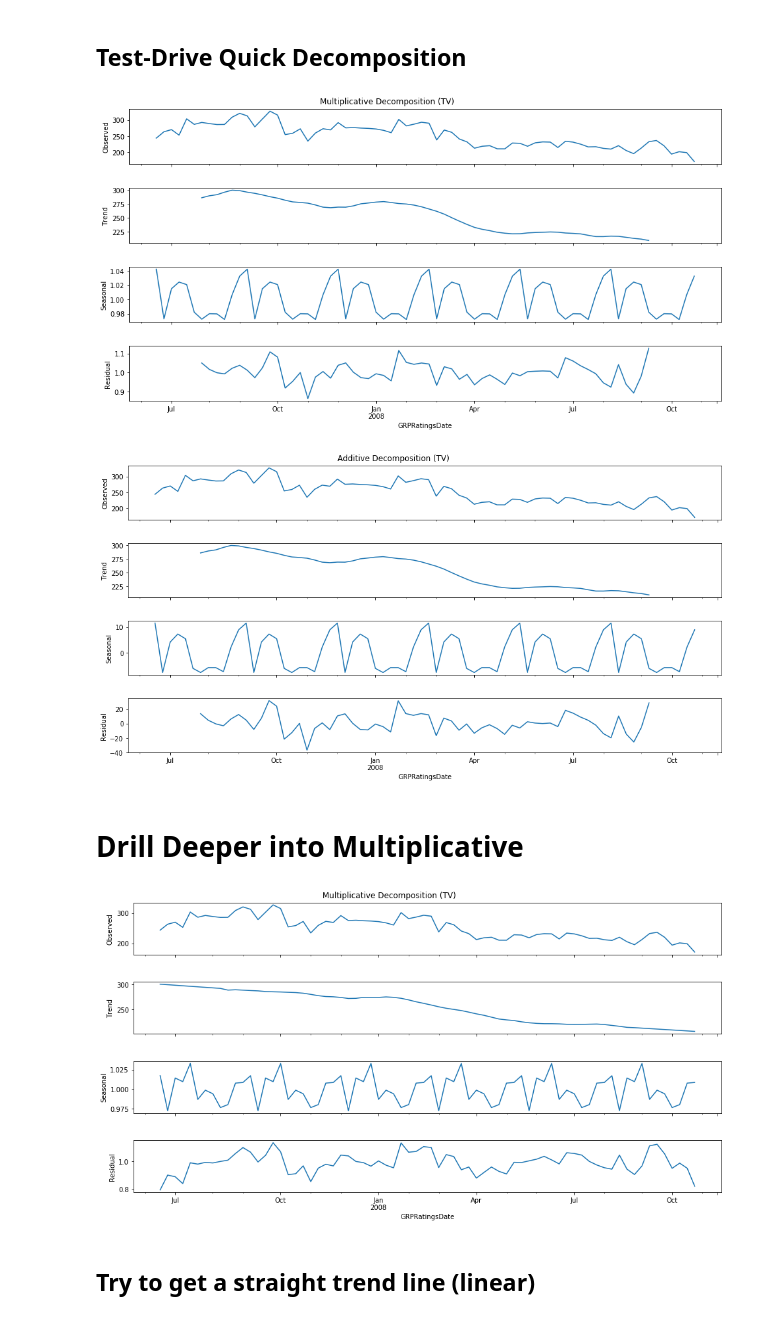
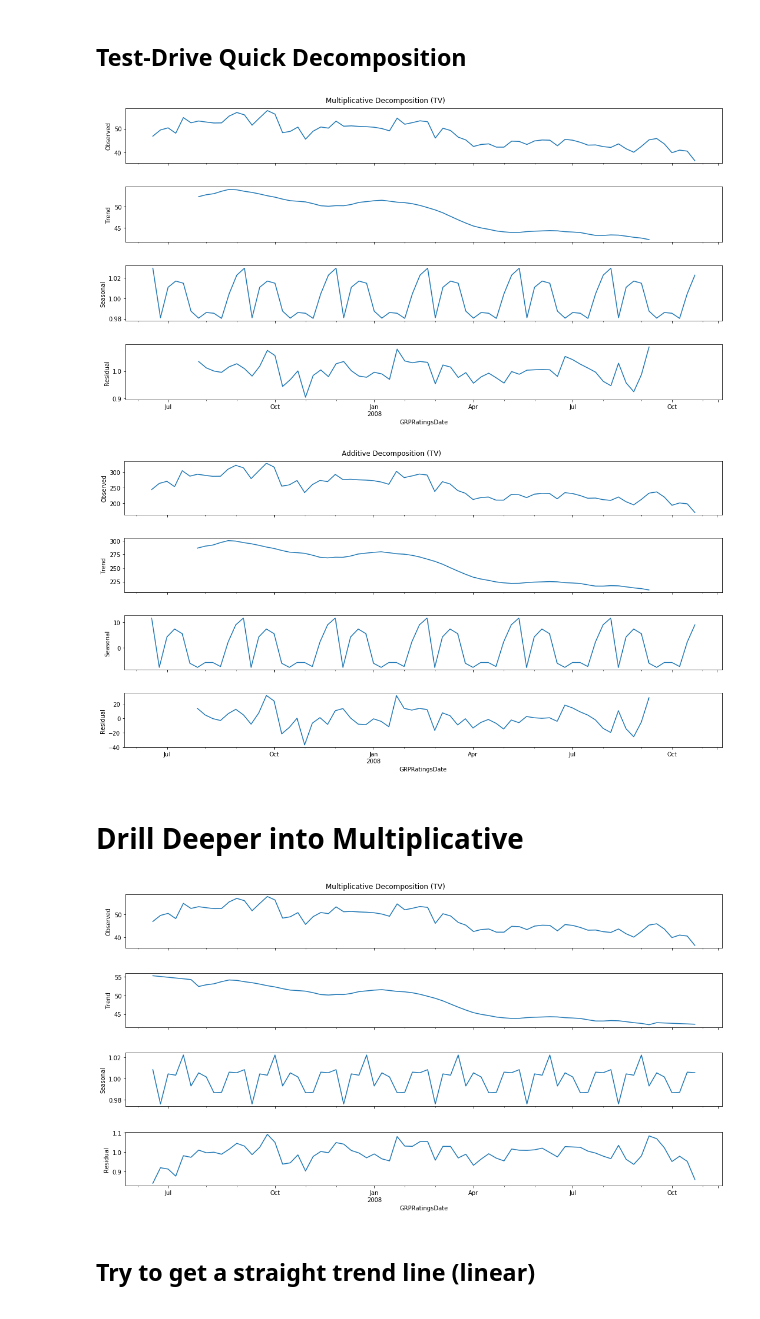
Before and after one commit to lppier/Indian_TV_Time_Series, a Jupyter notebook: Decompositional Methods.ipynb, the cells around one changed output. Drawn from its saved outputs; the diff is of its cells as text; code cells hidden in the pictures.

```diff
--- a/Decompositional Methods.ipynb
+++ b/Decompositional Methods.ipynb
@@ -75,33 +76,34 @@ Observation : The oscillations get less as time progresses, this should be model
 # %%
-decomp = seasonal_decompose(df_train['GRP'], freq=12, model='multiplicative')
+decomp = seasonal_decompose(ypow, freq=12, model='multiplicative')
 mplot = decomp.plot()
-mplot.set_size_inches(15,8)
+mplot.set_size_inches(17,9)
 plt.suptitle('Multiplicative Decomposition (TV)')
 plt.show()
 # %% [output]
-[figure, old version]
+[figure, new version]
 # %%
 decomp = seasonal_decompose(df_train['GRP'], freq=12, model='additive')
-decomp.plot().set_size_inches(15,8)
+decomp.plot().set_size_inches(17,9)
 plt.suptitle('Additive Decomposition (TV)')
 plt.show()
 # %% [output]
-[figure, old version]
+[figure, new version]
 # %% [markdown]
 # Drill Deeper into Multiplicative
 # %%
 # Try increasing the filter order
 
 # freq = 18
-filt_fn = np.array([.5] + [1] * (freq - 1) + [.5]) / freq
+#filt_fn = np.array([.5] + [1] * (freq - 1) + [.5]) / freq
 # filt_fn
 freq = 18
-decomp = seasonal_decompose(df_train['GRP'], freq=12, model='multiplicative',filt=filt_fn, extrapolate_trend=freq)
-decomp.plot().set_size_inches(15,8)
+ypow = df_train['GRP'] ** 0.7
+decomp = seasonal_decompose(ypow, freq=12, model='multiplicative', extrapolate_trend=freq) #,filt=filt_fn, extrapolate_trend=freq)
+decomp.plot().set_size_inches(17,9)
 plt.suptitle('Multiplicative Decomposition (TV)')
 plt.show()
 # %% [output]
-[figure, old version]
+[figure, new version]
 # %% [markdown]
 ## Try to get a straight trend line (linear)
 # %%
```
Also changed, not shown: parts of 14 cells of this notebook, 10 other files.
